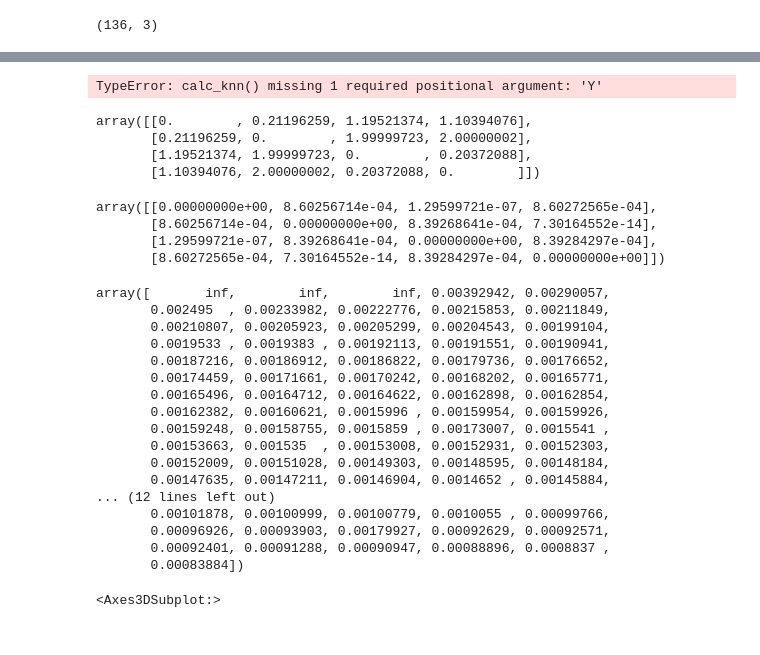
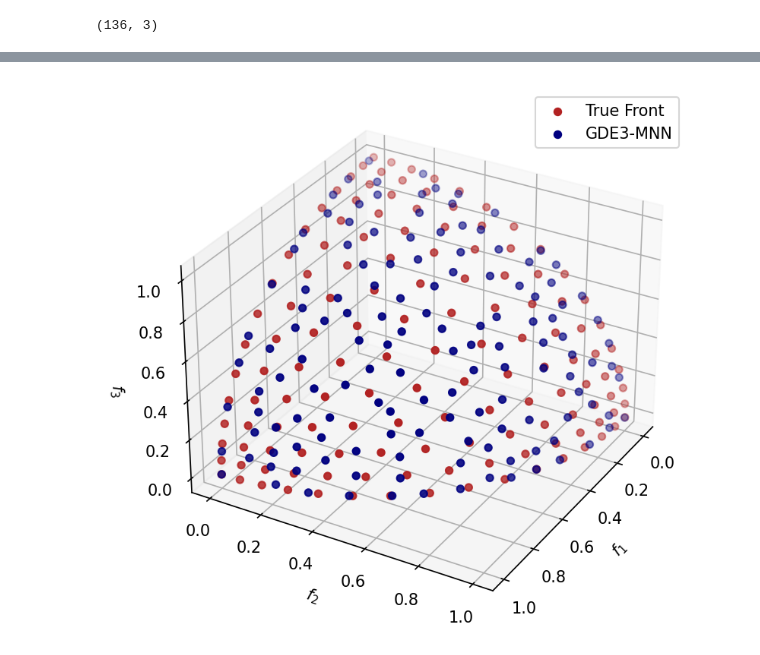
Before and after one commit to mooscaliaproject/pymoode, a Jupyter notebook: notebooks/EXAMPLE_MANY.ipynb, the cells around one changed output, grey strips where cells are left out. Saved outputs shown, nothing was run; the diff lists cells and outputs as text; code cells hidden in the pictures.

```diff
--- a/notebooks/EXAMPLE_MANY.ipynb
+++ b/notebooks/EXAMPLE_MANY.ipynb
@@ -347,8 +60,7 @@ def calc_mnn(F, filter_out_duplicates=True):
 # %%
 gde3 = GDE3(pop_size=POPSIZE, CR=0.2, F=(0.1, 1.0), sampling=lhs, gamma=1e-4, refpoint=1,
             variant="DE/ranked/1/bin", SA=0.5,
-            #survival=ReferenceDirectionSurvival(ref_dirs),
-            survival=RankSurvival(rule="single", crowding_func="mnn")
+            survival=RankSurvival(rule="full", crowding_func="mnn")
             )
 
 res_gde3 = moo_minimize(problem,
@@ -557,45 +90,21 @@ array([[0.        , 0.1063598 , 0.11315464, 0.15093263],
-# %%
-np.sort(squareform(pdist(res_gde3.F)) - calc_knn(res_gde3.F))[:, 1]
-# %% [output]
-TypeError: calc_knn() missing 1 required positional argument: 'Y'
-# %%
-squareform(pdist(res_gde3.F))[:4, :4] ** 2
-# %% [output]
-array([[0.        , 0.21196259, 1.19521374, 1.10394076],
-       [0.21196259, 0.        , 1.99999723, 2.00000002],
-       [1.19521374, 1.99999723, 0.        , 0.20372088],
-       [1.10394076, 2.00000002, 0.20372088, 0.        ]])
-# %%
-calc_knn(res_gde3.F)[:4, :4]
-# %% [output]
-array([[0.00000000e+00, 8.60256714e-04, 1.29599721e-07, 8.60272565e-04],
-       [8.60256714e-04, 0.00000000e+00, 8.39268641e-04, 7.30164552e-14],
-       [1.29599721e-07, 8.39268641e-04, 0.00000000e+00, 8.39284297e-04],
-       [8.60272565e-04, 7.30164552e-14, 8.39284297e-04, 0.00000000e+00]])
-# %%
-calc_mnn(res_gde3.F)
-# %% [output]
-array([       inf,        inf,        inf, 0.00392942, 0.00290057,
-       0.002495  , 0.00233982, 0.00222776, 0.00215853, 0.00211849,
-       0.00210807, 0.00205923, 0.00205299, 0.00204543, 0.00199104,
-       0.0019533 , 0.0019383 , 0.00192113, 0.00191551, 0.00190941,
-       0.00187216, 0.00186912, 0.00186822, 0.00179736, 0.00176652,
-       0.00174459, 0.00171661, 0.00170242, 0.00168202, 0.00165771,
-       0.00165496, 0.00164712, 0.00164622, 0.00162898, 0.00162854,
-       0.00162382, 0.00160621, 0.0015996 , 0.00159954, 0.00159926,
-       0.00159248, 0.00158755, 0.0015859 , 0.00173007, 0.0015541 ,
-       0.00153663, 0.001535  , 0.00153008, 0.00152931, 0.00152303,
-       0.00152009, 0.00151028, 0.00149303, 0.00148595, 0.00148184,
-       0.00147635, 0.00147211, 0.00146904, 0.0014652 , 0.00145884,
-... (12 lines left out)
-       0.00101878, 0.00100999, 0.00100779, 0.0010055 , 0.00099766,
-       0.00096926, 0.00093903, 0.00179927, 0.00092629, 0.00092571,
-       0.00092401, 0.00091288, 0.00090947, 0.00088896, 0.0008837 ,
-       0.00083884])
-# %%
-plot(problem.pareto_front(), res_gde3.F)
-# %% [output]
-<Axes3DSubplot:>
+# %%
+fig, ax = plt.subplots(figsize=[6, 5], dpi=150, subplot_kw={'projection':'3d'})
+
+ax.scatter(problem.pareto_front()[:, 0], problem.pareto_front()[:, 1], problem.pareto_front()[:, 2],
+        color="firebrick", label="True Front", marker="o")
+
+ax.scatter(res_gde3.F[:, 0], res_gde3.F[:, 1], res_gde3.F[:, 2],
+        color="navy", label="GDE3-MNN", marker="o")
+
+ax.view_init(elev=30, azim=30)
+
+ax.set_xlabel("$f_1$")
+ax.set_ylabel("$f_2$")
+ax.set_zlabel("$f_3$")
+ax.legend()
+fig.tight_layout()
+# %% [output]
+[figure, added]
 # %%
 nsga3 = NSGA3(pop_size=POPSIZE, sampling=lhs,
               ref_dirs=ref_dirs)
```
Also changed, not shown: parts of 26 cells of this notebook, 20 other files.
